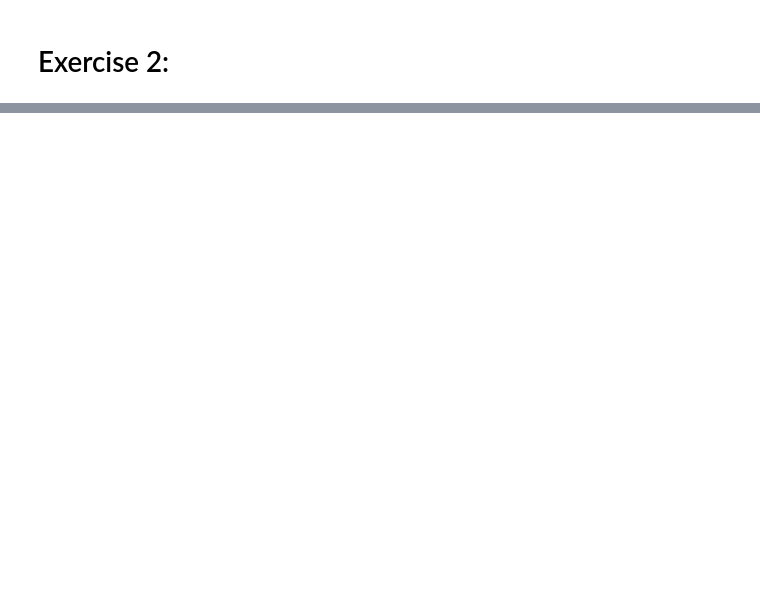
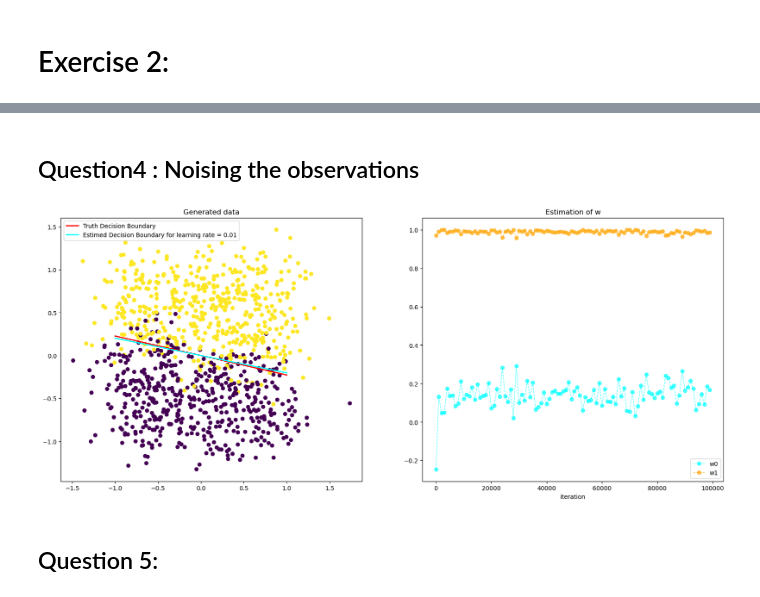
Before and after one commit to AugustinCablant/3A-class, a Jupyter notebook: Computational Statistics/TP1.ipynb, the cells around one changed output, grey strips where cells are left out. Drawn from its saved outputs; the diff is of its cells as text; code cells hidden in the pictures; blank space fills up the shorter version.

```diff
--- a/Computational Statistics/TP1.ipynb
+++ b/Computational Statistics/TP1.ipynb
@@ -193,0 +347,37 @@ plt.show()
+# %% [markdown]
+## Question4 : Noising the observations
+# %%
+X_noisy = X + 0.2 * np.random.randn(n, n_features)    #noise the observations
+
+learning_rate = 0.01
+estim_w, estimation_of_w = SGD(
+                        X = X_noisy,
+                        Y = y,
+                        learning_rate = 0.01,
+                        n_epochs = 10 ** 5
+                        )
+x_vals_estim = np.array([-1,1])
+y_vals_estim = slope(estim_w) * x_vals_estim
+plt.figure(figsize = (20,8))
+plt.subplot(1, 2, 1)
+plt.title('Generated data')
+plt.scatter(X_noisy[:,0], X_noisy[:,1], c = y)
+plt.plot(x_vals, y_vals, color = 'red', label = 'Truth Decision Boundary', lw = 2)
+plt.plot(x_vals_estim, y_vals_estim, label = f'Estimed Decision Boundary for learning rate = {learning_rate}', color = 'cyan', lw = 2)
+plt.xlim([-1, 1])
+plt.ylim([-1, 1])
+plt.axis('equal')
+plt.legend()
+plt.subplot(1, 2, 2)
+plt.title('Estimation of w')
+estimation_of_w = np.array(estimation_of_w)
+w0, w1 = estimation_of_w[:, 0], estimation_of_w[:, 1]
+plt.plot(range(1, len(w0) + 1, 1000), w0[::1000], color = 'cyan', alpha = 0.7, linewidth = 1, linestyle = '--', marker = 'o', label = 'w0')
+plt.plot(range(1, len(w1) + 1, 1000), w1[::1000], color = 'orange', alpha = 0.7, linewidth = 1, linestyle = '--', marker = 'o', label = 'w1')
+plt.xlabel('iteration')
+plt.legend()
+plt.show()
+# %% [output]
+[figure, added]
+# %% [markdown]
+## Question 5:
```
Also changed, not shown: parts of 14 cells of this notebook.
